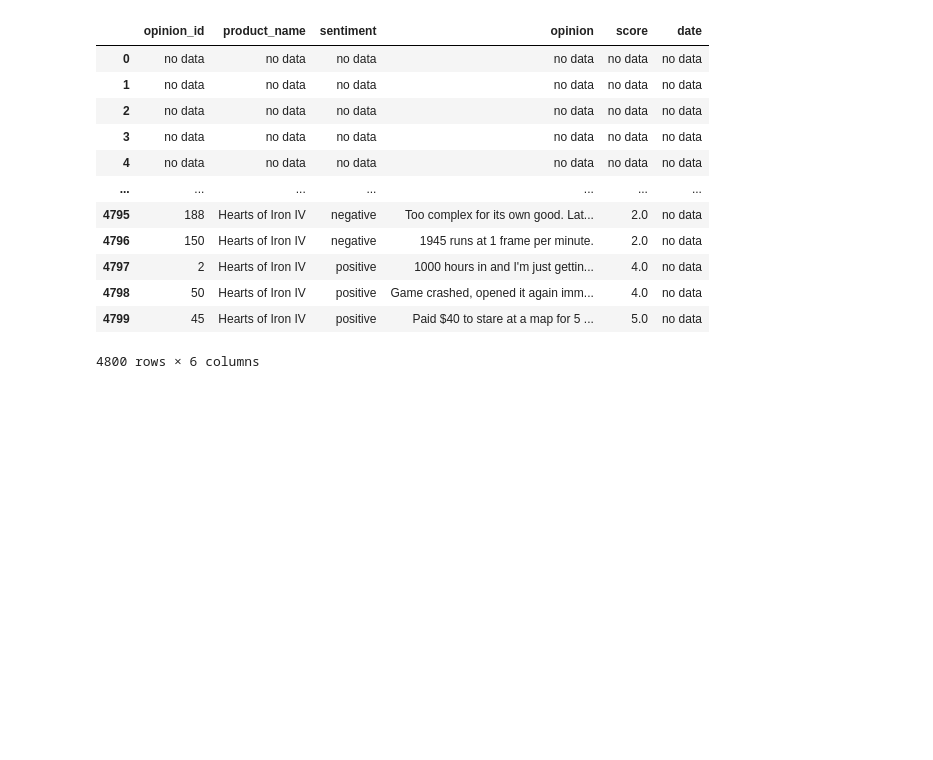
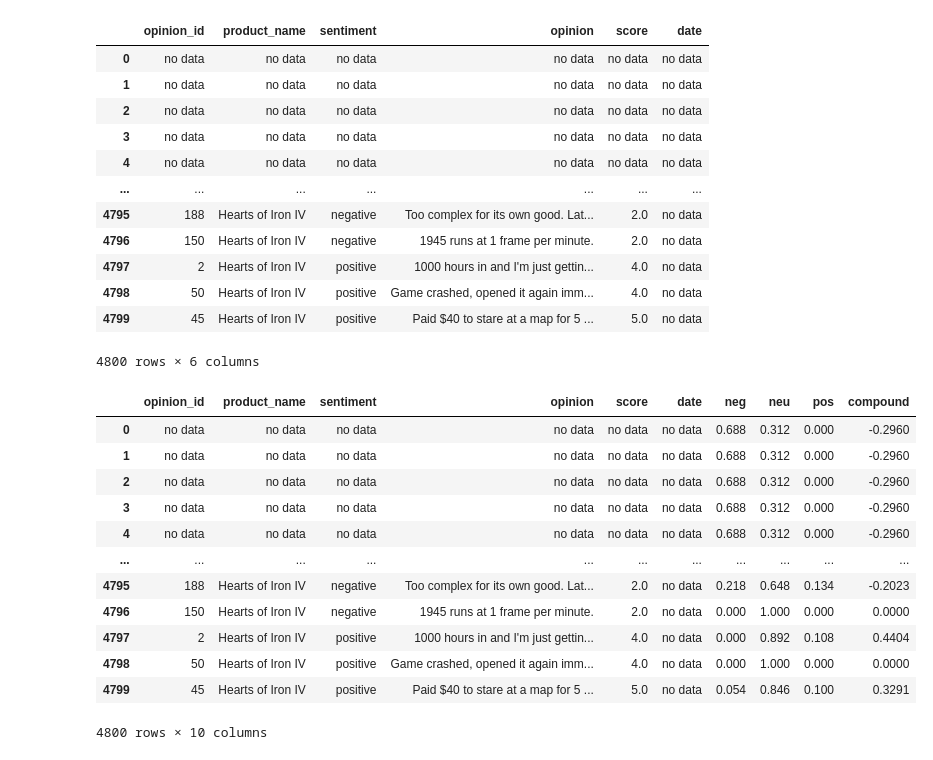
Before and after one commit to yuriipodria/SentimentAnalysis, a Jupyter notebook: classify_sentiment.ipynb, the cells around one changed output. Drawn from its saved outputs; the diff is of its cells as text; code cells hidden in the pictures; blank space fills up the shorter version.

```diff
--- a/classify_sentiment.ipynb
+++ b/classify_sentiment.ipynb
@@ -29,0 +33,16 @@ opinions.vader = opinions.opinion.apply(lambda o: sa.polarity_scores(o))
+# %%
+sentiment
+# %% [output]
+|  | opinion_id | product_name | sentiment | opinion | score | date | neg | neu | pos | compound |
+| 0 | no data | no data | no data | no data | no data | no data | 0.688 | 0.312 | 0.000 | -0.2960 |
+| 1 | no data | no data | no data | no data | no data | no data | 0.688 | 0.312 | 0.000 | -0.2960 |
+| 2 | no data | no data | no data | no data | no data | no data | 0.688 | 0.312 | 0.000 | -0.2960 |
+| 3 | no data | no data | no data | no data | no data | no data | 0.688 | 0.312 | 0.000 | -0.2960 |
+| 4 | no data | no data | no data | no data | no data | no data | 0.688 | 0.312 | 0.000 | -0.2960 |
+| ... | ... | ... | ... | ... | ... | ... | ... | ... | ... | ... |
+| 4795 | 188 | Hearts of Iron IV | negative | Too complex for its own good. Lat... | 2.0 | no data | 0.218 | 0.648 | 0.134 | -0.2023 |
+| 4796 | 150 | Hearts of Iron IV | negative | 1945 runs at 1 frame per minute. | 2.0 | no data | 0.000 | 1.000 | 0.000 | 0.0000 |
+| 4797 | 2 | Hearts of Iron IV | positive | 1000 hours in and I'm just gettin... | 4.0 | no data | 0.000 | 0.892 | 0.108 | 0.4404 |
+| 4798 | 50 | Hearts of Iron IV | positive | Game crashed, opened it again imm... | 4.0 | no data | 0.000 | 1.000 | 0.000 | 0.0000 |
+| 4799 | 45 | Hearts of Iron IV | positive | Paid $40 to stare at a map for 5 ... | 5.0 | no data | 0.054 | 0.846 | 0.100 | 0.3291 |
+4800 rows × 10 columns
```
Also changed, not shown: parts of 9 cells of this notebook, 4 other files.
